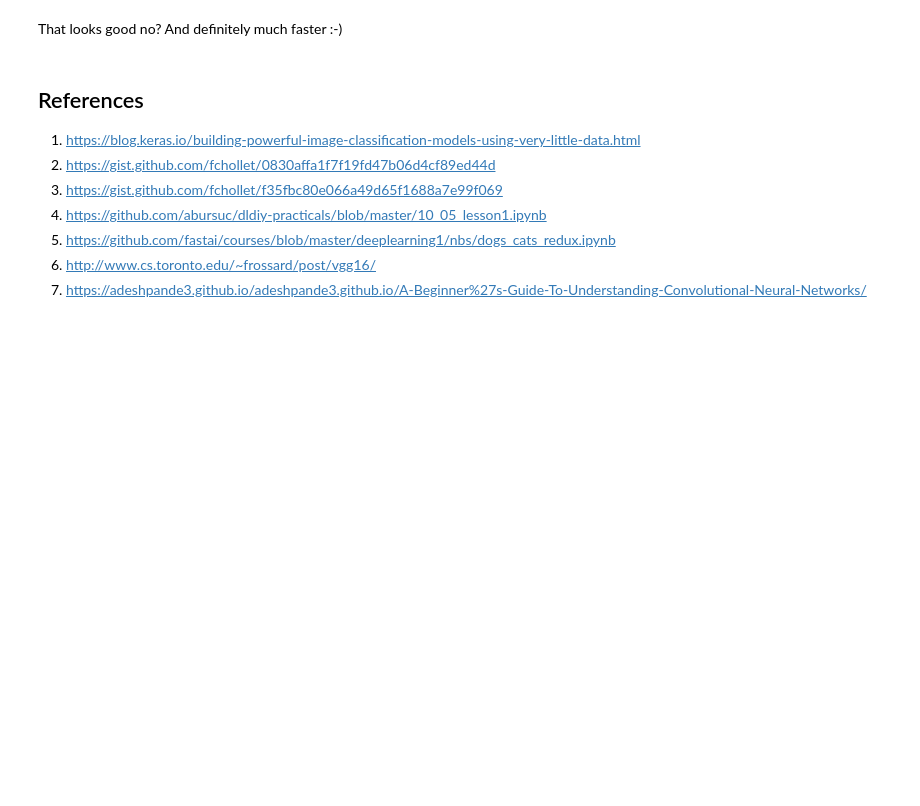
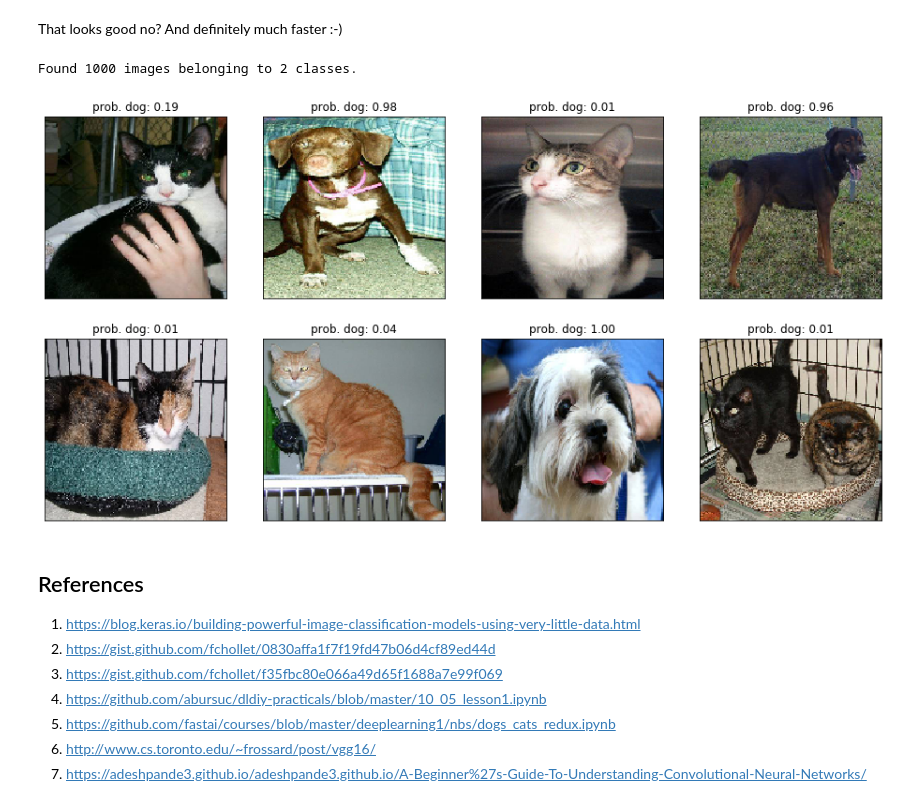
Before and after one commit to sphinxteam/mlcourse_2019, a Jupyter notebook: lec7/Transfer learning.ipynb, the cells around one changed output. Drawn from its saved outputs; the diff is of its cells as text; code cells hidden in the pictures; blank space fills up the shorter version.

```diff
--- a/lec7/Transfer learning.ipynb
+++ b/lec7/Transfer learning.ipynb
@@ -211,15 +278,16 @@ An interesting exercise, which provides a way of interpreting the output of the
 
 Finally, we take the output of the VGG16 network and plug it into the 2-layer classifier we had before.
 # %%
-# Specify our architecture (quite simple now!)
+from keras.optimizers import rmsprop
+
 model = Sequential()
 model.add(Flatten(input_shape=train_features.shape[1:]))
 model.add(Dense(256, activation='relu'))
-model.add(Dropout(0.2))
+model.add(Dropout(0.5))
 model.add(Dense(1, activation='sigmoid'))
 
-# Compile model and print summary
-model.compile(loss="binary_crossentropy",
-              optimizer=adam(1e-4),
-              metrics=["accuracy"])
+model.compile(optimizer=rmsprop(lr=2e-5),
+              loss='binary_crossentropy',
+              metrics=['acc'])
+
 model.summary()
@@ -226,8 +310,9 @@ model.summary()
 # %% [markdown]
 Let's fit it!
 # %%
-# Fit model
-model.fit(train_features, train_labels,
-          epochs=epochs,
-          batch_size=batch_size,
-          validation_data=(valid_features, valid_labels))
+model.fit(
+    train_features, train_labels,
+    epochs = 20,
+    batch_size = 16,
+    validation_data = (valid_features, valid_labels)
+)
@@ -239,22 +346,25 @@ That looks good no? And definitely much faster :-)
 # %%
 # Load 8 images at random, pass them through VGG16 and then through classifier
 datagen = ImageDataGenerator(rescale=1./255)
-generator = datagen.flow_from_directory("mldata/catsvsdogs/validation",
+generator = datagen.flow_from_directory("mldata/cats_and_dogs_small/valid",
                          target_size=(img_width, img_height),
                          batch_size=8,
                          class_mode="binary")
 batch = generator.next()
 features = vgg16.predict(batch[0])
 probs = model.predict_proba(features)
 
 # Show images together with probabilities
 fig, axs = plt.subplots(2, 4, figsize=(16, 8))
 for i in range(8):
     axs[i // 4, i % 4].imshow(batch[0][i])
     axs[i // 4, i % 4].set_title("prob. dog: %.2f" % (probs[i]))
 
     axs[i // 4, i % 4].get_xaxis().set_visible(False)
     axs[i // 4, i % 4].get_yaxis().set_visible(False)
+# %% [output]
+Found 1000 images belonging to 2 classes.
+[figure, added]
 # %% [markdown]
 ## References
 
```
Also changed, not shown: parts of 21 cells of this notebook, 1 other file.
